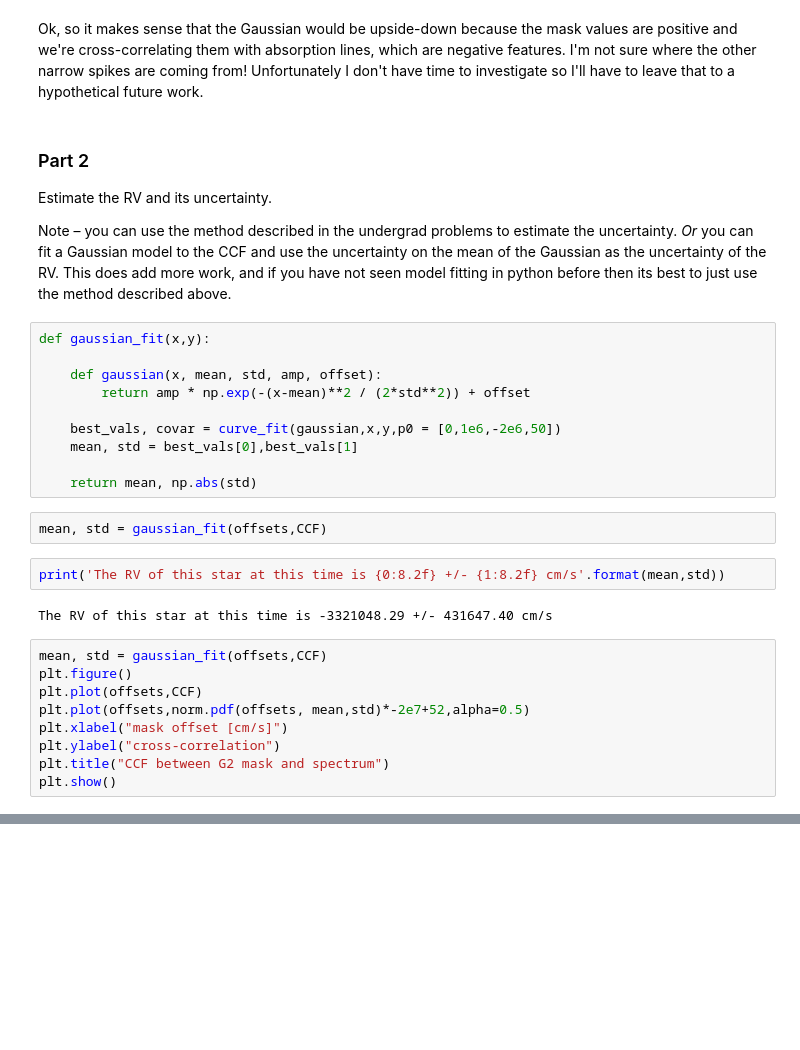
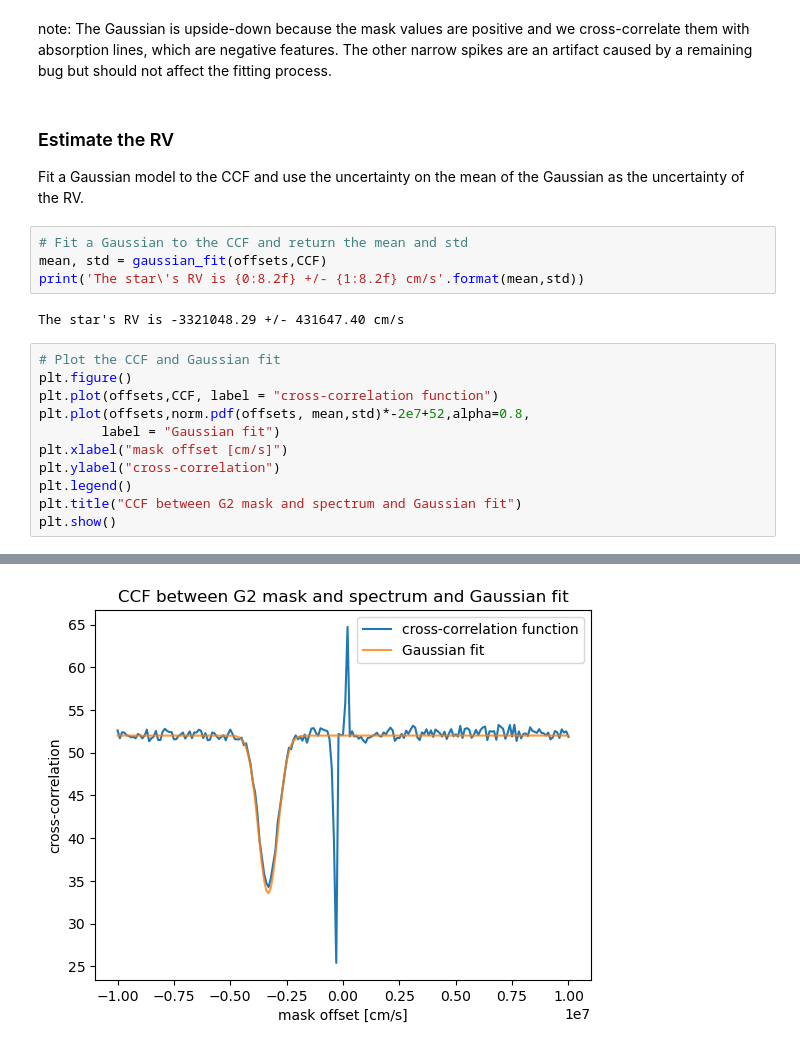
Before and after one commit to elizabethteng/spectralmask, a Jupyter notebook: tutorial.ipynb, the cells around one changed output, grey strips where cells are left out. Saved outputs shown, nothing was run; the diff lists cells and outputs as text; blank space fills up the shorter version.

```diff
--- a/tutorial.ipynb
+++ b/tutorial.ipynb
@@ -36,34 +65,24 @@ plt.show()
 # %% [markdown]
-Ok, so it makes sense that the Gaussian would be upside-down because the mask values are positive and we're cross-correlating them with absorption lines, which are negative features. I'm not sure where the other narrow spikes are coming from! Unfortunately I don't have time to investigate so I'll have to leave that to a hypothetical future work.
+note: The Gaussian is upside-down because the mask values are positive and we cross-correlate them with absorption lines, which are negative features. The other narrow spikes are an artifact caused by a remaining bug but should not affect the fitting process.
 # %% [markdown]
-### Part 2
+### Estimate the RV
 
-Estimate the RV and its uncertainty.
-
-Note – you can use the method described in the undergrad problems to estimate the uncertainty. *Or* you can fit a Gaussian model to the CCF and use the uncertainty on the mean of the Gaussian as the uncertainty of the RV. This does add more work, and if you have not seen model fitting in python before then its best to just use the method described above.
+Fit a Gaussian model to the CCF and use the uncertainty on the mean of the Gaussian as the uncertainty of the RV.
-# %%
-def gaussian_fit(x,y):
-
-    def gaussian(x, mean, std, amp, offset):
-        return amp * np.exp(-(x-mean)**2 / (2*std**2)) + offset
-
-    best_vals, covar = curve_fit(gaussian,x,y,p0 = [0,1e6,-2e6,50])
-    mean, std = best_vals[0],best_vals[1]
-
-    return mean, np.abs(std)
 # %%
+# Fit a Gaussian to the CCF and return the mean and std
 mean, std = gaussian_fit(offsets,CCF)
+print('The star\'s RV is {0:8.2f} +/- {1:8.2f} cm/s'.format(mean,std))
+# %% [output]
+The star's RV is -3321048.29 +/- 431647.40 cm/s
-# %%
-print('The RV of this star at this time is {0:8.2f} +/- {1:8.2f} cm/s'.format(mean,std))
-# %% [output]
-The RV of this star at this time is -3321048.29 +/- 431647.40 cm/s
 # %%
-mean, std = gaussian_fit(offsets,CCF)
+# Plot the CCF and Gaussian fit
 plt.figure()
-plt.plot(offsets,CCF)
-plt.plot(offsets,norm.pdf(offsets, mean,std)*-2e7+52,alpha=0.5)
+plt.plot(offsets,CCF, label = "cross-correlation function")
+plt.plot(offsets,norm.pdf(offsets, mean,std)*-2e7+52,alpha=0.8,
+        label = "Gaussian fit")
 plt.xlabel("mask offset [cm/s]")
 plt.ylabel("cross-correlation")
-plt.title("CCF between G2 mask and spectrum")
+plt.legend()
+plt.title("CCF between G2 mask and spectrum and Gaussian fit")
 plt.show()
 # %% [output]
@@ -71,0 +89 @@ plt.show()
+[figure, added]
```
Also changed, not shown: parts of 10 cells of this notebook, 1 other file.
